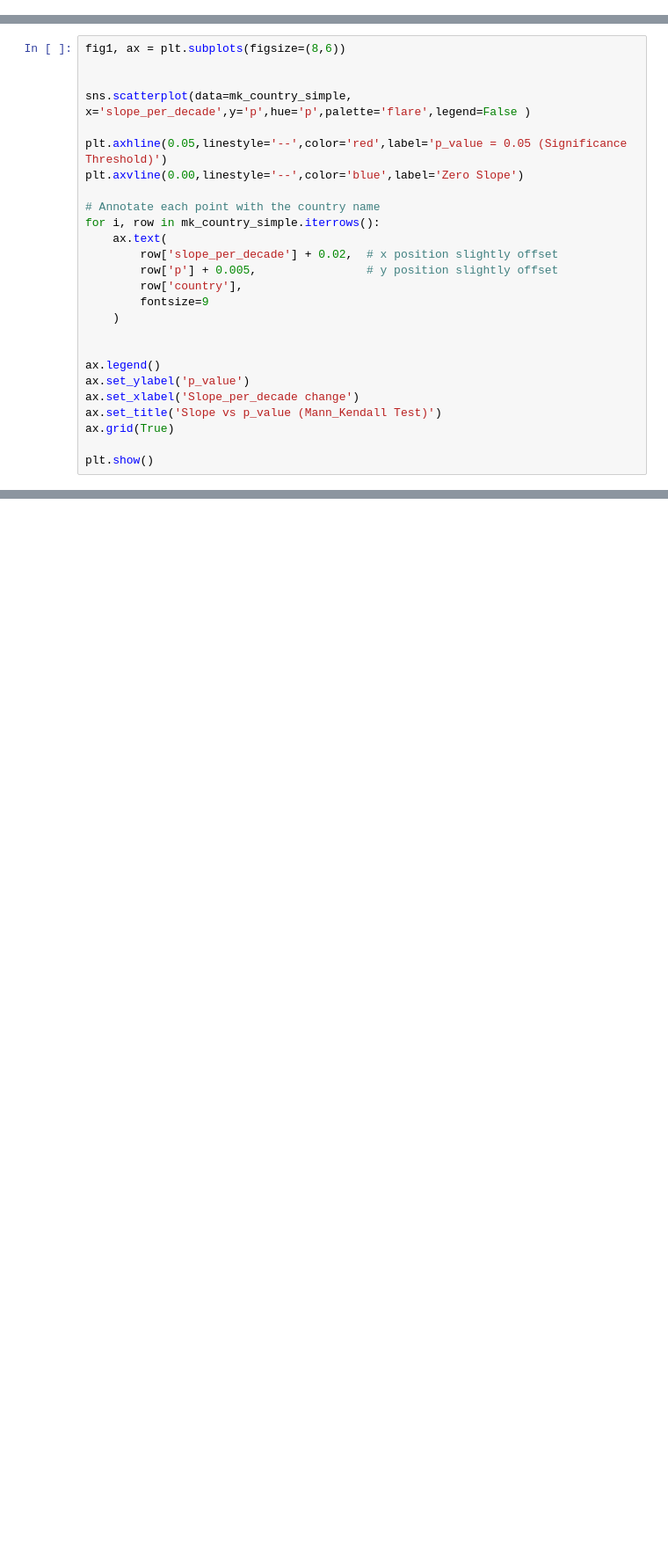
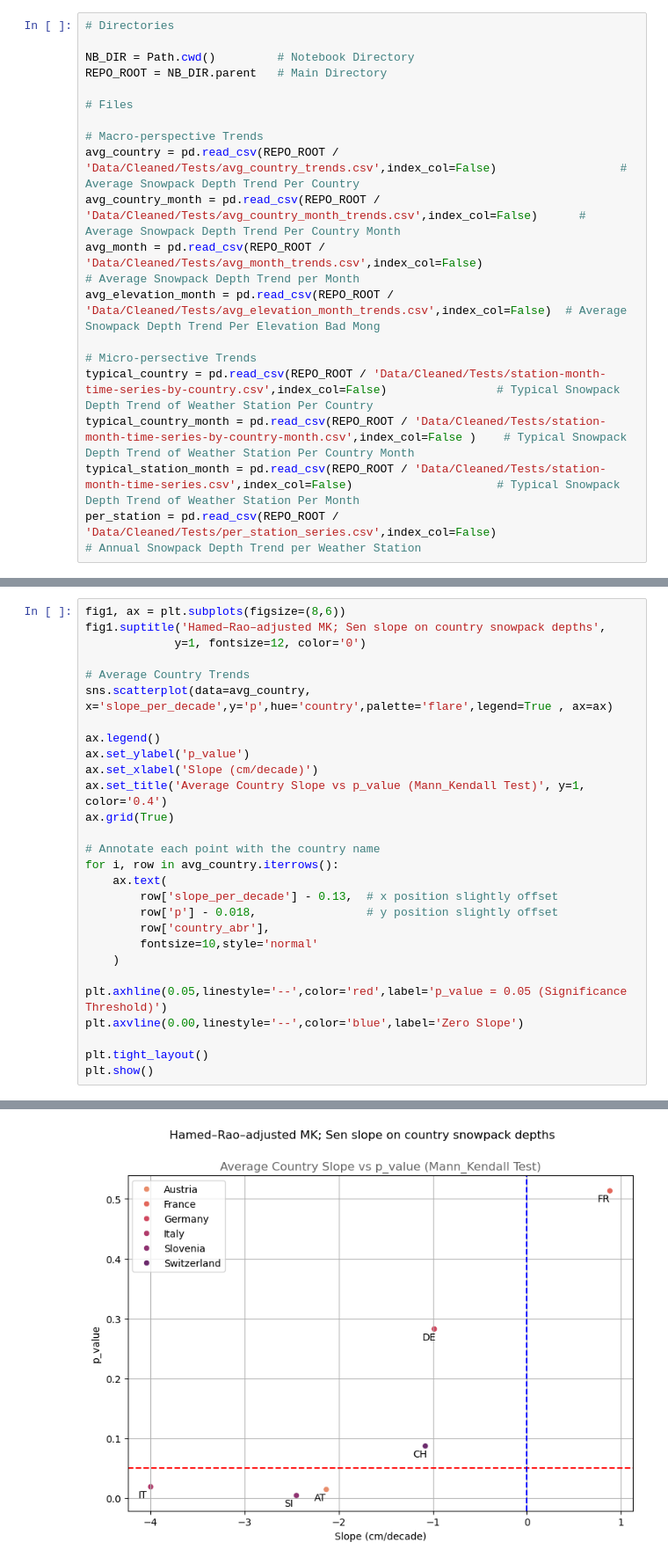
Before and after one commit to Mitch-P-Analyst/Europe_Snowpack_Depths, a Jupyter notebook: Notebooks/04_Visualisations.ipynb, the cells around one changed output, grey strips where cells are left out. Shown at 88% size. Saved outputs shown, nothing was run; the diff lists cells and outputs as text; blank space fills up the shorter version.

Commit message:
Visualisations Plotly

```diff
--- a/Notebooks/04_Visualisations.ipynb
+++ b/Notebooks/04_Visualisations.ipynb
@@ -9,0 +31,19 @@
+# %%
+# Directories
+
+NB_DIR = Path.cwd()         # Notebook Directory
+REPO_ROOT = NB_DIR.parent   # Main Directory
+
+# Files
+
+# Macro-perspective Trends
+avg_country = pd.read_csv(REPO_ROOT / 'Data/Cleaned/Tests/avg_country_trends.csv',index_col=False)                  # Average Snowpack Depth Trend Per Country
+avg_country_month = pd.read_csv(REPO_ROOT / 'Data/Cleaned/Tests/avg_country_month_trends.csv',index_col=False)      # Average Snowpack Depth Trend Per Country Month
+avg_month = pd.read_csv(REPO_ROOT / 'Data/Cleaned/Tests/avg_month_trends.csv',index_col=False)                      # Average Snowpack Depth Trend per Month
+avg_elevation_month = pd.read_csv(REPO_ROOT / 'Data/Cleaned/Tests/avg_elevation_month_trends.csv',index_col=False)  # Average Snowpack Depth Trend Per Elevation Bad Mong
+
+# Micro-persective Trends
+typical_country = pd.read_csv(REPO_ROOT / 'Data/Cleaned/Tests/station-month-time-series-by-country.csv',index_col=False)                # Typical Snowpack Depth Trend of Weather Station Per Country
+typical_country_month = pd.read_csv(REPO_ROOT / 'Data/Cleaned/Tests/station-month-time-series-by-country-month.csv',index_col=False )    # Typical Snowpack Depth Trend of Weather Station Per Country Month
+typical_station_month = pd.read_csv(REPO_ROOT / 'Data/Cleaned/Tests/station-month-time-series.csv',index_col=False)                     # Typical Snowpack Depth Trend of Weather Station Per Month
+per_station = pd.read_csv(REPO_ROOT / 'Data/Cleaned/Tests/per_station_series.csv',index_col=False)                                      # Annual Snowpack Depth Trend per Weather Station
@@ -10,27 +160,29 @@
 # %%
 fig1, ax = plt.subplots(figsize=(8,6))
+fig1.suptitle('Hamed–Rao–adjusted MK; Sen slope on country snowpack depths',
+             y=1, fontsize=12, color='0')
 
+# Average Country Trends
+sns.scatterplot(data=avg_country, x='slope_per_decade',y='p',hue='country',palette='flare',legend=True , ax=ax)
 
-sns.scatterplot(data=mk_country_simple, x='slope_per_decade',y='p',hue='p',palette='flare',legend=False )
+ax.legend()
+ax.set_ylabel('p_value')
+ax.set_xlabel('Slope (cm/decade)')
+ax.set_title('Average Country Slope vs p_value (Mann_Kendall Test)', y=1, color='0.4')
+ax.grid(True)
+
+# Annotate each point with the country name
+for i, row in avg_country.iterrows():
+    ax.text(
+        row['slope_per_decade'] - 0.13,  # x position slightly offset
+        row['p'] - 0.018,                # y position slightly offset
+        row['country_abr'],
+        fontsize=10,style='normal'
+    )
 
 plt.axhline(0.05,linestyle='--',color='red',label='p_value = 0.05 (Significance Threshold)')
 plt.axvline(0.00,linestyle='--',color='blue',label='Zero Slope')
 
-# Annotate each point with the country name
-for i, row in mk_country_simple.iterrows():
-    ax.text(
-        row['slope_per_decade'] + 0.02,  # x position slightly offset
-        row['p'] + 0.005,                # y position slightly offset
-        row['country'],
-        fontsize=9
-    )
-
-
-ax.legend()
-ax.set_ylabel('p_value')
-ax.set_xlabel('Slope_per_decade change')
-ax.set_title('Slope vs p_value (Mann_Kendall Test)')
-ax.grid(True)
-
+plt.tight_layout()
 plt.show()
 # %% [output]
@@ -37,0 +189 @@ NameError: name 'plt' is not defined
+[figure, added]
```
Also changed, not shown: parts of 22 cells of this notebook, 8 other files.
